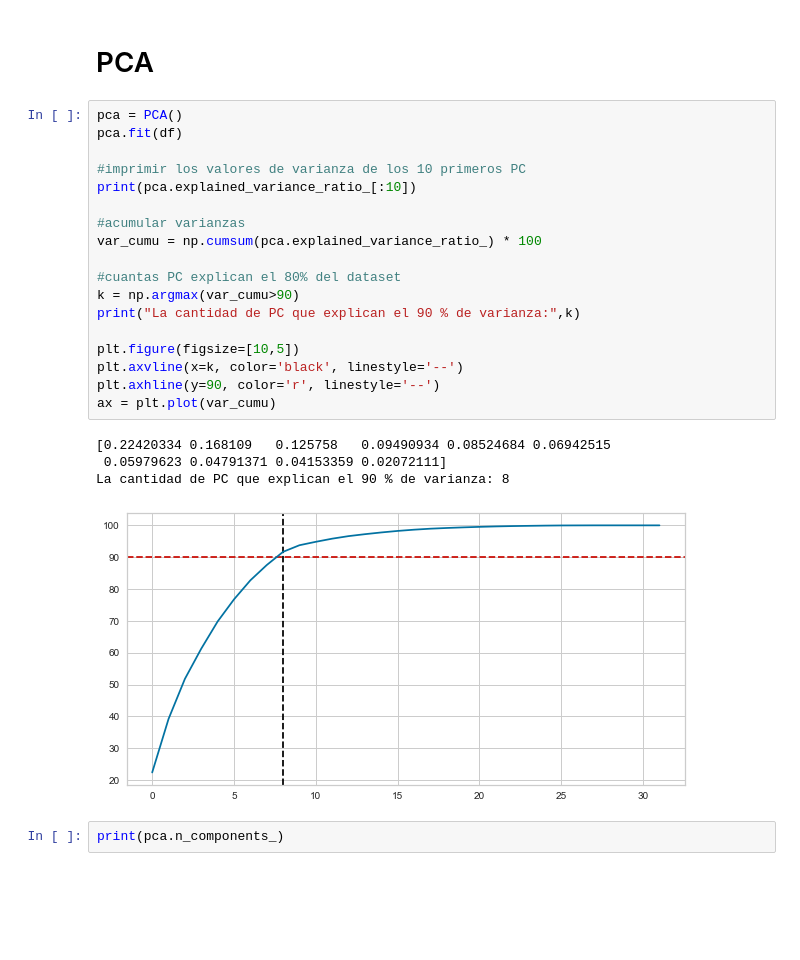
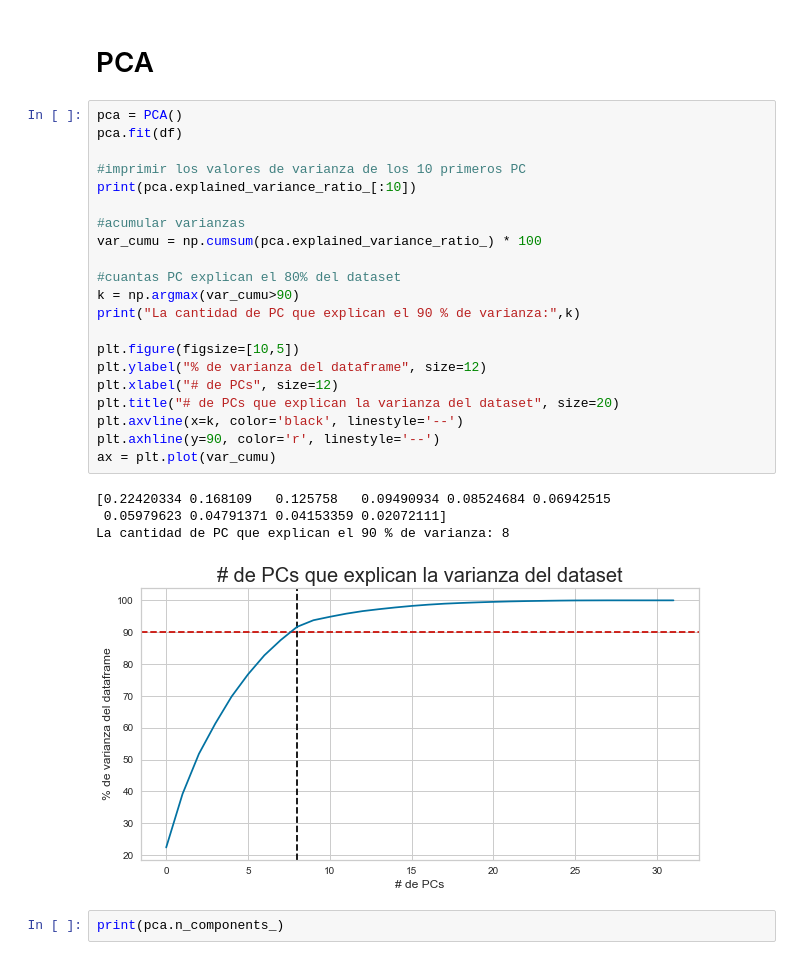
Before and after one commit to jsuasnabarh/kaggle-network-analysis, a Jupyter notebook: notebooks/06_Clustering.ipynb, the cells around one changed output. Saved outputs shown, nothing was run; the diff lists cells and outputs as text; blank space fills up the shorter version.

```diff
--- a/notebooks/06_Clustering.ipynb
+++ b/notebooks/06_Clustering.ipynb
@@ -88,26 +88,29 @@ df.shape
 # %%
 pca = PCA()
 pca.fit(df)
 
 #imprimir los valores de varianza de los 10 primeros PC
 print(pca.explained_variance_ratio_[:10])
 
 #acumular varianzas
 var_cumu = np.cumsum(pca.explained_variance_ratio_) * 100
 
 #cuantas PC explican el 80% del dataset
 k = np.argmax(var_cumu>90)
 print("La cantidad de PC que explican el 90 % de varianza:",k)
 
 plt.figure(figsize=[10,5])
+plt.ylabel("% de varianza del dataframe", size=12)
+plt.xlabel("# de PCs", size=12)
+plt.title("# de PCs que explican la varianza del dataset", size=20)
 plt.axvline(x=k, color='black', linestyle='--')
 plt.axhline(y=90, color='r', linestyle='--')
 ax = plt.plot(var_cumu)
 # %% [output]
 [0.22420334 0.168109   0.125758   0.09490934 0.08524684 0.06942515
  0.05979623 0.04791371 0.04153359 0.02072111]
 La cantidad de PC que explican el 90 % de varianza: 8
-[figure, old version]
+[figure, new version]
 # %%
 print(pca.n_components_)
 # %% [output]
```
Also changed, not shown: parts of 10 cells of this notebook, 6 other files.
